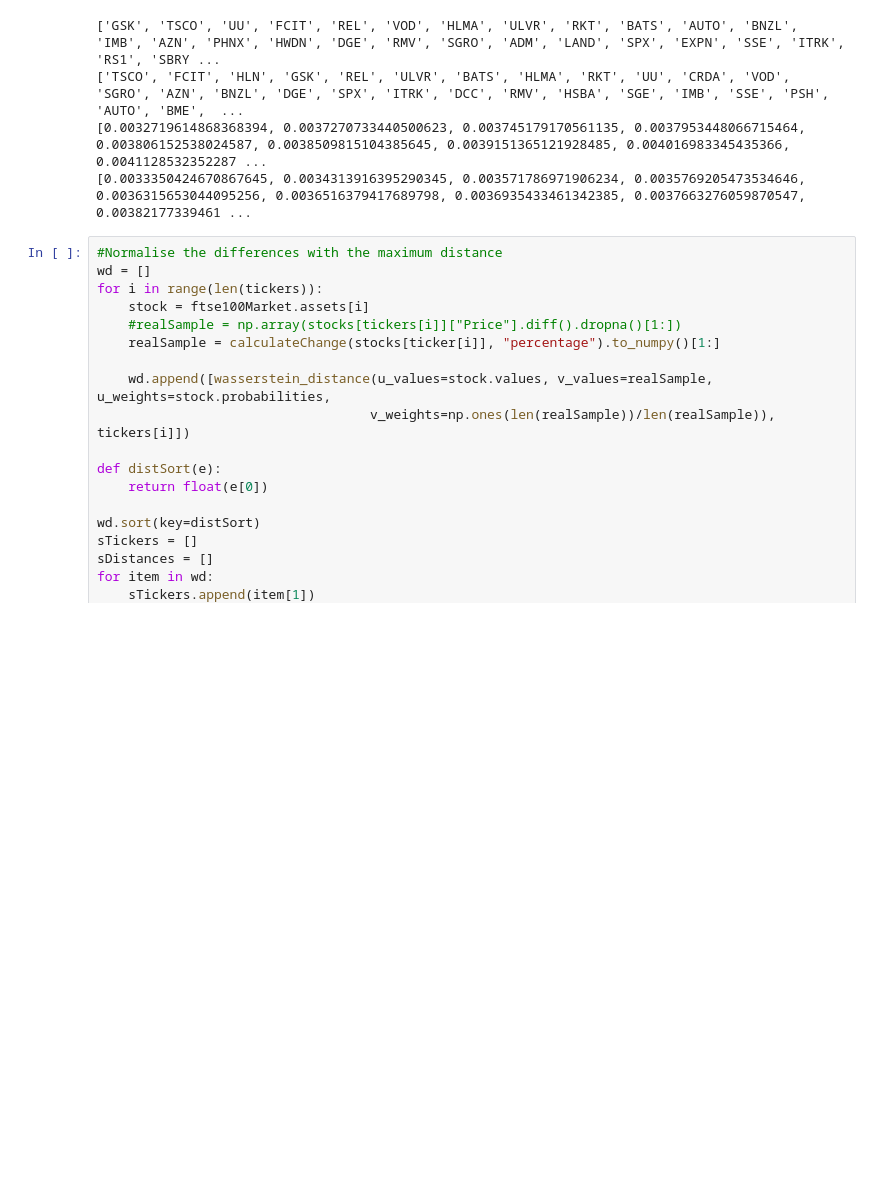
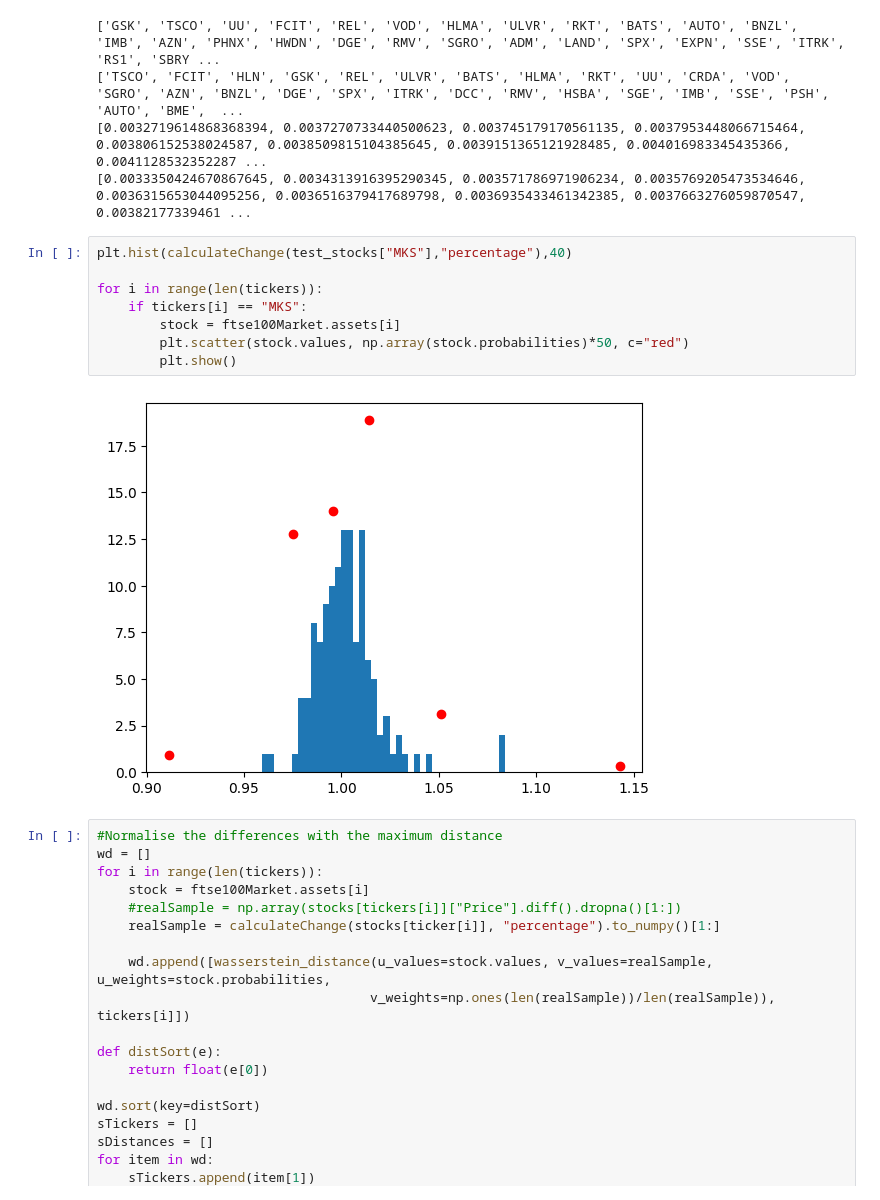
Before and after one commit to Jamesflynn1/FiniteMarketModel, a Jupyter notebook: EvaluateFit.ipynb, the cells around one changed output. Drawn from its saved outputs; the diff is of its cells as text; blank space fills up the shorter version.

```diff
--- a/EvaluateFit.ipynb
+++ b/EvaluateFit.ipynb
@@ -349,6 +371,16 @@ print(trainDistances)
 ['TSCO', 'FCIT', 'HLN', 'GSK', 'REL', 'ULVR', 'BATS', 'HLMA', 'RKT', 'UU', 'CRDA', 'VOD', 'SGRO', 'AZN', 'BNZL', 'DGE', 'SPX', 'ITRK', 'DCC', 'RMV', 'HSBA', 'SGE', 'IMB', 'SSE', 'PSH', 'AUTO', 'BME',  ...
 [0.0032719614868368394, 0.0037270733440500623, 0.003745179170561135, 0.0037953448066715464, 0.003806152538024587, 0.0038509815104385645, 0.0039151365121928485, 0.004016983345435366, 0.0041128532352287 ...
 [0.0033350424670867645, 0.0034313916395290345, 0.003571786971906234, 0.0035769205473534646, 0.0036315653044095256, 0.0036516379417689798, 0.0036935433461342385, 0.0037663276059870547, 0.00382177339461 ...
+# %%
+plt.hist(calculateChange(test_stocks["MKS"],"percentage"),40)
+
+for i in range(len(tickers)):
+    if tickers[i] == "MKS":
+        stock = ftse100Market.assets[i]
+        plt.scatter(stock.values, np.array(stock.probabilities)*50, c="red")
+        plt.show()
+# %% [output]
+[figure, added]
 # %%
 #Normalise the differences with the maximum distance
 wd = []
```
Also changed, not shown: parts of 4 cells of this notebook.
